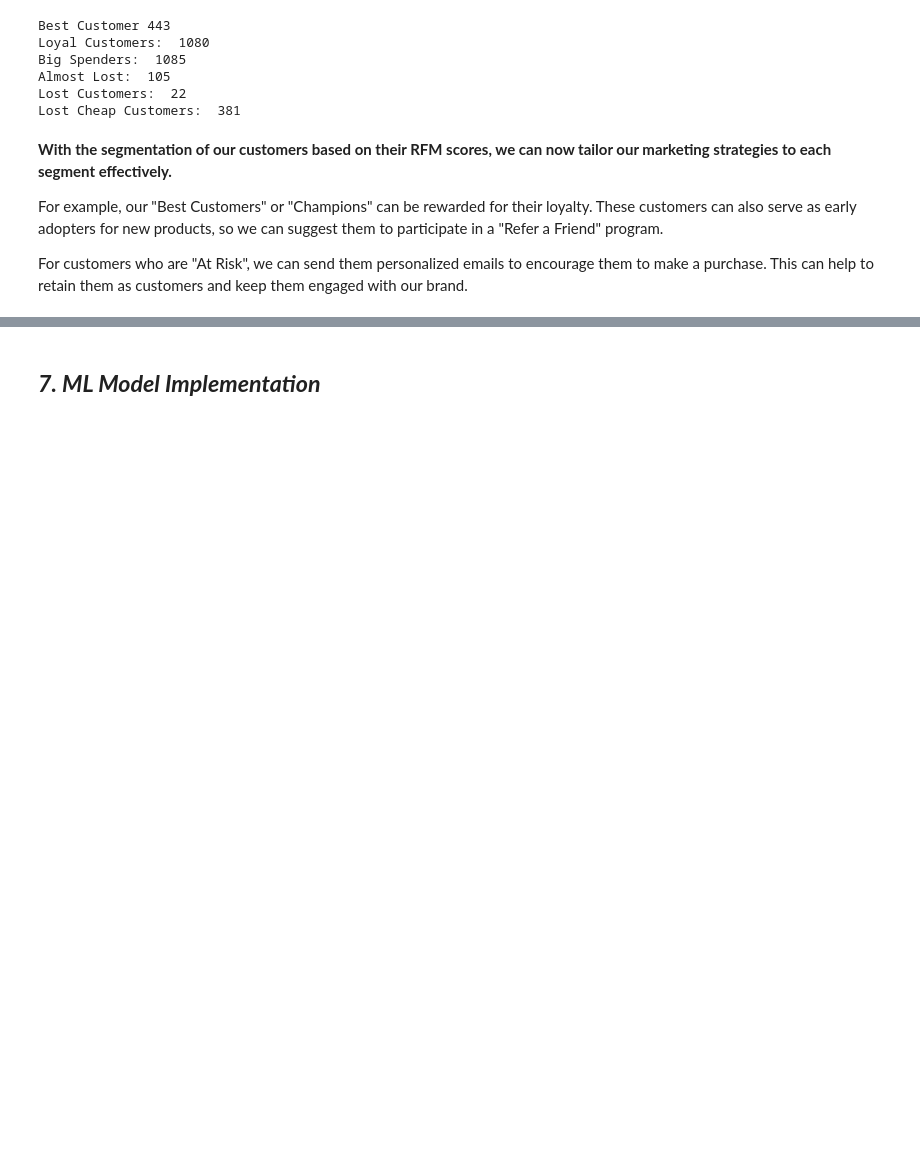
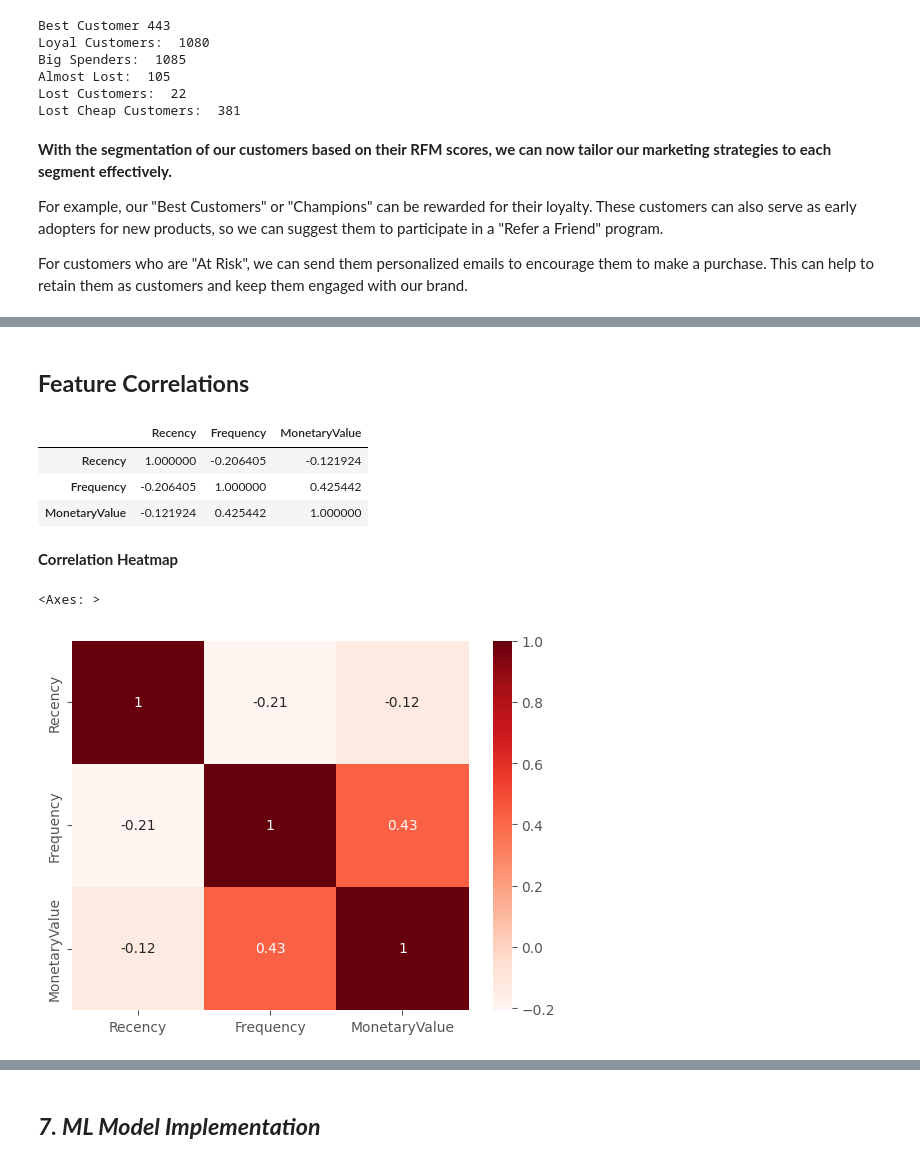
Before and after one commit to Preetirai-tech/Online-Retail-Customer-Segmentation-Project, a Jupyter notebook: Customer_Segmentation.ipynb, the cells around one changed output, grey strips where cells are left out. Saved outputs shown, nothing was run; the diff lists cells and outputs as text; code cells hidden in the pictures; blank space fills up the shorter version.

```diff
--- a/Customer_Segmentation.ipynb
+++ b/Customer_Segmentation.ipynb
@@ -820,3 +820,9 @@ Lost Cheap Customers:  381
 For example, our "Best Customers" or "Champions" can be rewarded for their loyalty. These customers can also serve as early adopters for new products, so we can suggest them to participate in a "Refer a Friend" program.
 
 For customers who are "At Risk", we can send them personalized emails to encourage them to make a purchase. This can help to retain them as customers and keep them engaged with our brand.
+# %%
+# Drop the RFMScore and its components columns from the dataframe
+rfm_data = rfm_df.drop(['RecencyScore', 'FrequencyScore', 'MonetaryScore','RFMScore'], axis = 1).set_index('CustomerID')
+
+# Display the first 5 rows
+rfm_data.head()
@@ -822,0 +837,18 @@ For customers who are "At Risk", we can send them personalized emails to encoura
+# %% [markdown]
+## **Feature Correlations**
+# %%
+# Calculate the correlation between the variables
+rfm_data.corr()
+# %% [output]
+|  | Recency | Frequency | MonetaryValue |
+| Recency | 1.000000 | -0.206405 | -0.121924 |
+| Frequency | -0.206405 | 1.000000 | 0.425442 |
+| MonetaryValue | -0.121924 | 0.425442 | 1.000000 |
+# %% [markdown]
+**Correlation Heatmap**
+# %%
+# Plot the heatmap of the feature correlations in the dataframe
+sns.heatmap(rfm_data.corr(), annot = True, cmap = 'Reds')
+# %% [output]
+<Axes: >
+[figure, added]
```
Also changed, not shown: parts of 18 cells of this notebook.
